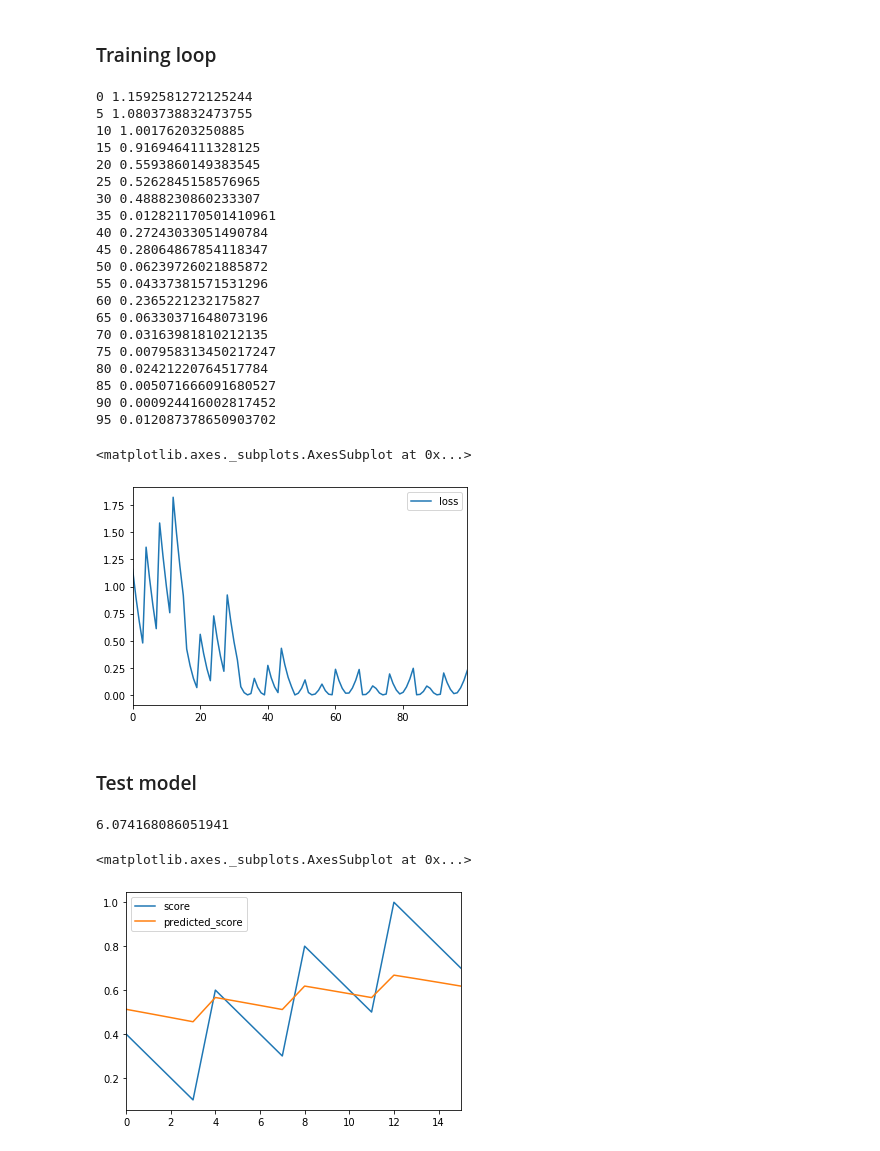
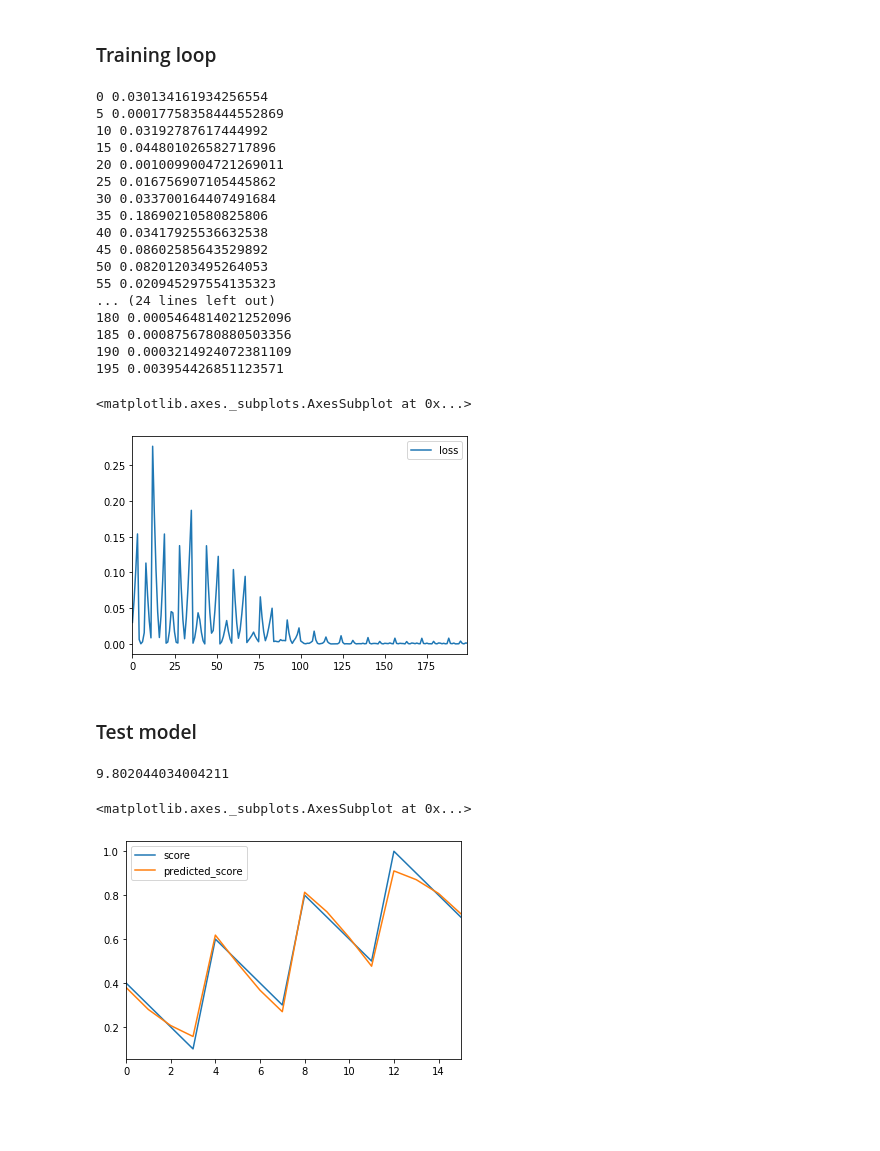
Before and after one commit to VICS-CORE/stats, a Jupyter notebook: 09_Torch.ipynb, the cells around one changed output. Cells and saved outputs as stored; diff of their text form; code cells hidden in the pictures; blank space fills up the shorter version.

Commit message:
Trained study-sleep model

```diff
--- a/09_Torch.ipynb
+++ b/09_Torch.ipynb
@@ -29,65 +29,63 @@ op_train = torch.FloatTensor([score])
 model = tnn.Sequential(
     tnn.Linear(I, H),
     tnn.Sigmoid(),
-    tnn.Linear(H, O)
+    tnn.Linear(H, O),
+    tnn.Sigmoid()
 )
 
 # define loss calculation method
 loss_fn = tnn.MSELoss()
 
 # define solver
-optimizer = topt.Adam(model.parameters(), lr=0.01)
+optimizer = topt.Adam(model.parameters(), lr=0.1)
 # %% [markdown]
 ### Training loop
 # %%
 loss_values = []
-for t in range(100):
+for t in range(200):
     # forward pass
     op_pred = model(ip_train.transpose(0, 1)[t%16])
 
     # calc loss
     loss = loss_fn(op_pred, op_train.transpose(0, 1)[t%16])
     loss_values.append(loss.item())
     if t%5 == 0:
         print(t, loss.item())
 
     # set grads to 0 before backpropagating
     optimizer.zero_grad()
 
-    # back propagate the loss
+    # backpropagate the loss
     loss.backward()
 
     # update params based on grad
     optimizer.step(None)
 
 # plot loss once training complete. ideally loss should reduce to 0.
 df = pd.DataFrame({
     'loss': loss_values
 })
 df.plot()
 # %% [output]
-0 1.1592581272125244
-5 1.0803738832473755
-10 1.00176203250885
-15 0.9169464111328125
-20 0.5593860149383545
-25 0.5262845158576965
-30 0.4888230860233307
-35 0.012821170501410961
-40 0.27243033051490784
-45 0.28064867854118347
-50 0.06239726021885872
-55 0.04337381571531296
-60 0.2365221232175827
-65 0.06330371648073196
-70 0.03163981810212135
-75 0.007958313450217247
-80 0.02421220764517784
-85 0.005071666091680527
-90 0.000924416002817452
-95 0.012087378650903702
+0 0.030134161934256554
+5 0.00017758358444552869
+10 0.03192787617444992
+15 0.044801026582717896
+20 0.0010099004721269011
+25 0.016756907105445862
+30 0.033700164407491684
+35 0.18690210580825806
+40 0.03417925536632538
+45 0.08602585643529892
+50 0.08201203495264053
+55 0.020945297554135323
+... (24 lines left out)
+180 0.0005464814021252096
+185 0.0008756780880503356
+190 0.0003214924072381109
+195 0.003954426851123571
 <matplotlib.axes._subplots.AxesSubplot at 0x...>
-[figure, old version]
+[figure, new version]
 # %% [markdown]
 ### Test model
 # %%
@@ -97,7 +95,7 @@ test_sleep = 1 / 24
 test_score = model(torch.as_tensor([test_study, test_sleep])).item()
 print(test_score * 10)
 # %% [output]
-6.074168086051941
+9.802044034004211
 # %%
 # run it against training data
 df = pd.DataFrame({
@@ -107,8 +105,8 @@ df = pd.DataFrame({
 })
 
 predicted_score = model(torch.FloatTensor(np.array([study, sleep]).T))
-df['predicted_score'] = np.array(o.tolist()).T[0]
+df['predicted_score'] = np.array(predicted_score.tolist()).T[0]
 df.plot(y=['score', 'predicted_score'])
 # %% [output]
 <matplotlib.axes._subplots.AxesSubplot at 0x...>
-[figure, old version]
+[figure, new version]
```
